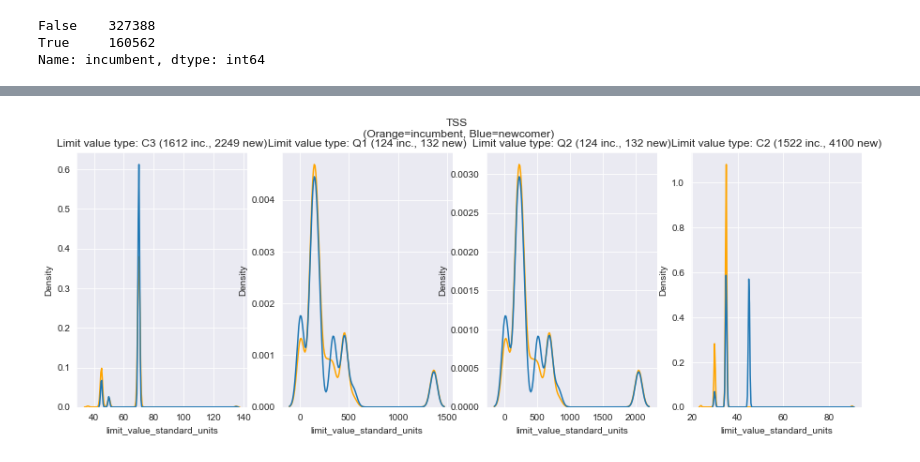
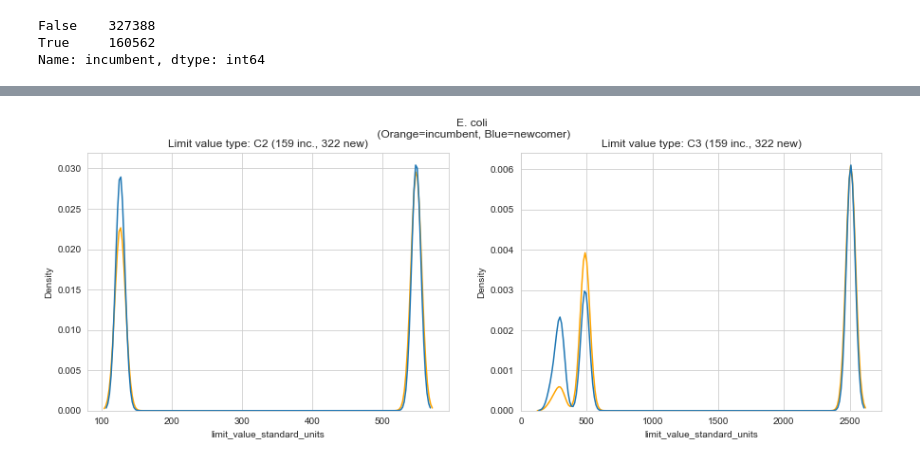
Before and after one commit to reglab/TMDLs_archived, a Jupyter notebook: exploring_grandfathering.ipynb, the cells around one changed output, grey strips where cells are left out. Saved outputs shown, nothing was run; the diff lists cells and outputs as text; code cells hidden in the pictures.

Commit message:
Began exploration of grandfathering of NPDES permittees after TMDLs

```diff
--- a/exploring_grandfathering.ipynb
+++ b/exploring_grandfathering.ipynb
@@ -82,3 +72,5 @@ plot_incumbent_comparison(to_plot, 'pH', bw=0.2)
 # %%
-to_plot = tmdls_limits_merged[(tmdls_limits_merged['pollutantName']=='PHOSPHORUS, TOTAL') & (tmdls_limits_merged['parameter_desc'].apply(lambda x: x in ['Phosphorus, Total As P', 'Phosphorus, total [as P]', 'Phosphorous, total elemental', 'Phosphorous, total organic [as P]', 'Phosphorous, total recoverable']))].dropna(subset='limit_value_standard_units')
-plot_incumbent_comparison(to_plot, 'Phosphorus', bw=0.9)
+AL_E_coli = tmdls_limits_merged[(tmdls_limits_merged['pollutantName']=='ESCHERICHIA COLI (E. COLI)') & (tmdls_limits_merged['parameter_desc']=='E. coli')].dropna(subset='limit_value_standard_units')
+AL_pH = tmdls_limits_merged[(tmdls_limits_merged['pollutantName']=='PH') & (tmdls_limits_merged['parameter_desc']=='pH')].dropna(subset='limit_value_standard_units')
+AL_P = tmdls_limits_merged[(tmdls_limits_merged['pollutantName']=='PHOSPHORUS, TOTAL') & (tmdls_limits_merged['parameter_desc'].apply(lambda x: x in ['Phosphorus, Total As P', 'Phosphorus, total [as P]', 'Phosphorous, total elemental', 'Phosphorous, total organic [as P]', 'Phosphorous, total recoverable']))].dropna(subset='limit_value_standard_units')
+AL_TSS = tmdls_limits_merged[(tmdls_limits_merged['pollutantName']=='TOTAL SUSPENDED SOLIDS (TSS)') & (tmdls_limits_merged['parameter_desc'] == 'Solids, total suspended')].dropna(subset='limit_value_standard_units')
@@ -87,5 +77,4 @@ plot_incumbent_comparison(to_plot, 'Phosphorus', bw=0.9)
-# %%
-to_plot = tmdls_limits_merged[(tmdls_limits_merged['pollutantName']=='TOTAL SUSPENDED SOLIDS (TSS)') & (tmdls_limits_merged['parameter_desc'] == 'Solids, total suspended')].dropna(subset='limit_value_standard_units')
-plot_incumbent_comparison(to_plot, 'TSS', bw=0.3)
-# %% [output]
-[figure, removed]
+# %%
+plot_incumbent_comparison(AL_E_coli, 'E. coli')
+# %% [output]
+[figure, added]
```
Also changed, not shown: parts of 15 cells of this notebook.
